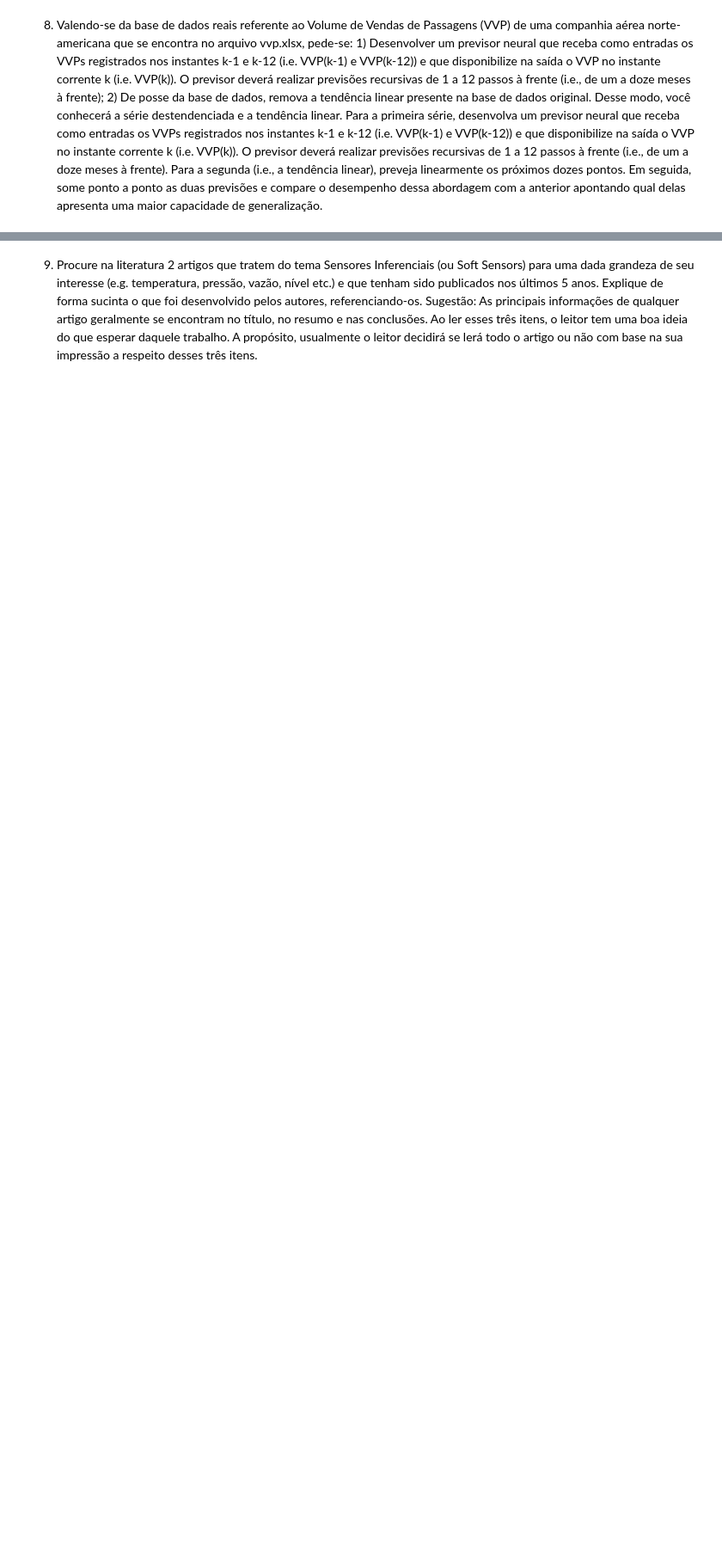
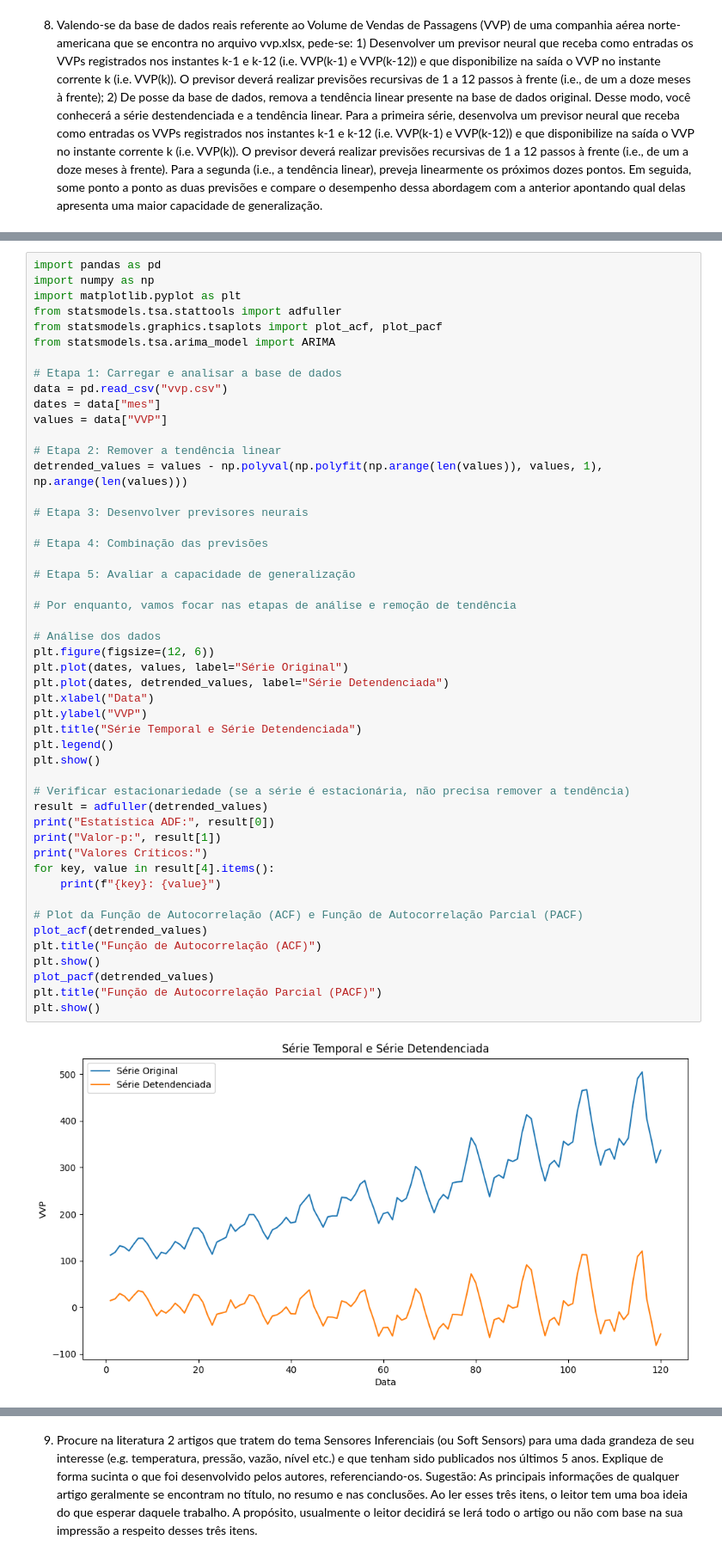
Before and after one commit to especializacao-ia-ifmg-op/mod_4_neural-networks-and-deep-learning, a Jupyter notebook: activities/nn_dl_exercises.ipynb, the cells around one changed output, grey strips where cells are left out. Shown at 86% size. Cells and saved outputs as stored; diff of their text form; blank space fills up the shorter version.

```diff
--- a/activities/nn_dl_exercises.ipynb
+++ b/activities/nn_dl_exercises.ipynb
@@ -1244,0 +1277,51 @@ Test Score: 1996.05 MSE (44.68 RMSE)
+# %%
+import pandas as pd
+import numpy as np
+import matplotlib.pyplot as plt
+from statsmodels.tsa.stattools import adfuller
+from statsmodels.graphics.tsaplots import plot_acf, plot_pacf
+from statsmodels.tsa.arima_model import ARIMA
+
+# Etapa 1: Carregar e analisar a base de dados
+data = pd.read_csv("vvp.csv")
+dates = data["mes"]
+values = data["VVP"]
+
+# Etapa 2: Remover a tendência linear
+detrended_values = values - np.polyval(np.polyfit(np.arange(len(values)), values, 1), np.arange(len(values)))
+
+# Etapa 3: Desenvolver previsores neurais
+
+# Etapa 4: Combinação das previsões
+
+# Etapa 5: Avaliar a capacidade de generalização
+
+# Por enquanto, vamos focar nas etapas de análise e remoção de tendência
+
+# Análise dos dados
+plt.figure(figsize=(12, 6))
+plt.plot(dates, values, label="Série Original")
+plt.plot(dates, detrended_values, label="Série Detendenciada")
+plt.xlabel("Data")
+plt.ylabel("VVP")
+plt.title("Série Temporal e Série Detendenciada")
+plt.legend()
+plt.show()
+
+# Verificar estacionariedade (se a série é estacionária, não precisa remover a tendência)
+result = adfuller(detrended_values)
+print("Estatística ADF:", result[0])
+print("Valor-p:", result[1])
+print("Valores Críticos:")
+for key, value in result[4].items():
+    print(f"{key}: {value}")
+
+# Plot da Função de Autocorrelação (ACF) e Função de Autocorrelação Parcial (PACF)
+plot_acf(detrended_values)
+plt.title("Função de Autocorrelação (ACF)")
+plt.show()
+plot_pacf(detrended_values)
+plt.title("Função de Autocorrelação Parcial (PACF)")
+plt.show()
+# %% [output]
+[figure, added]
```
Also changed, not shown: parts of 10 cells of this notebook.
